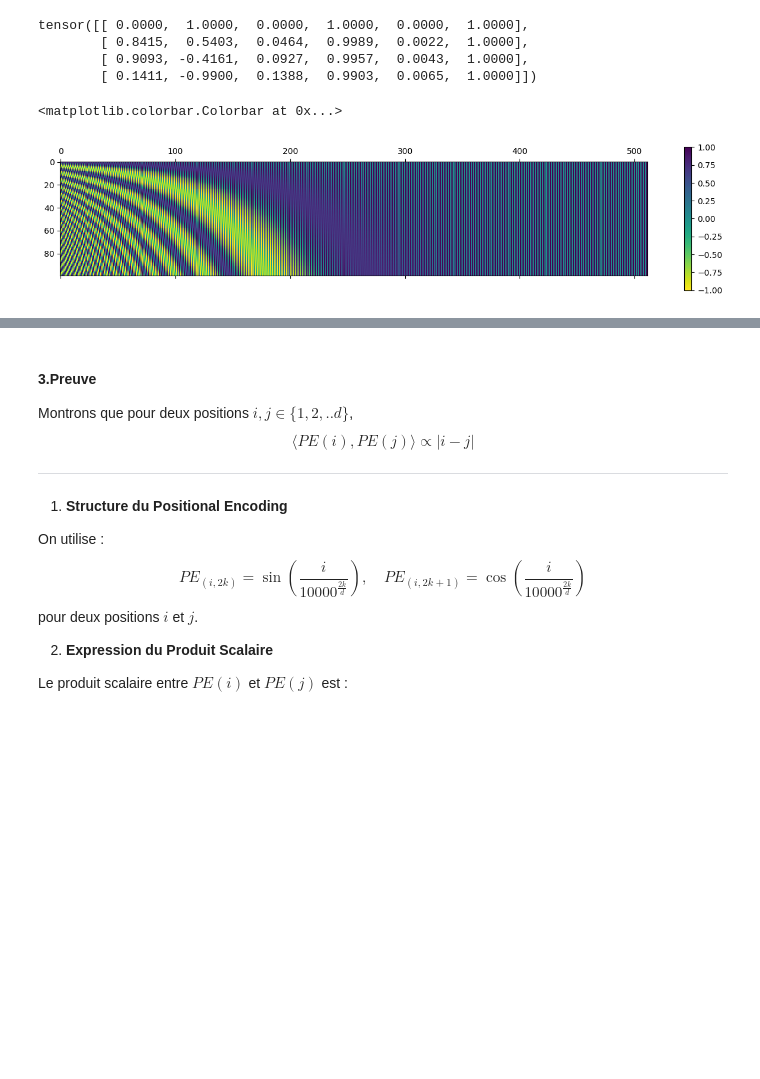
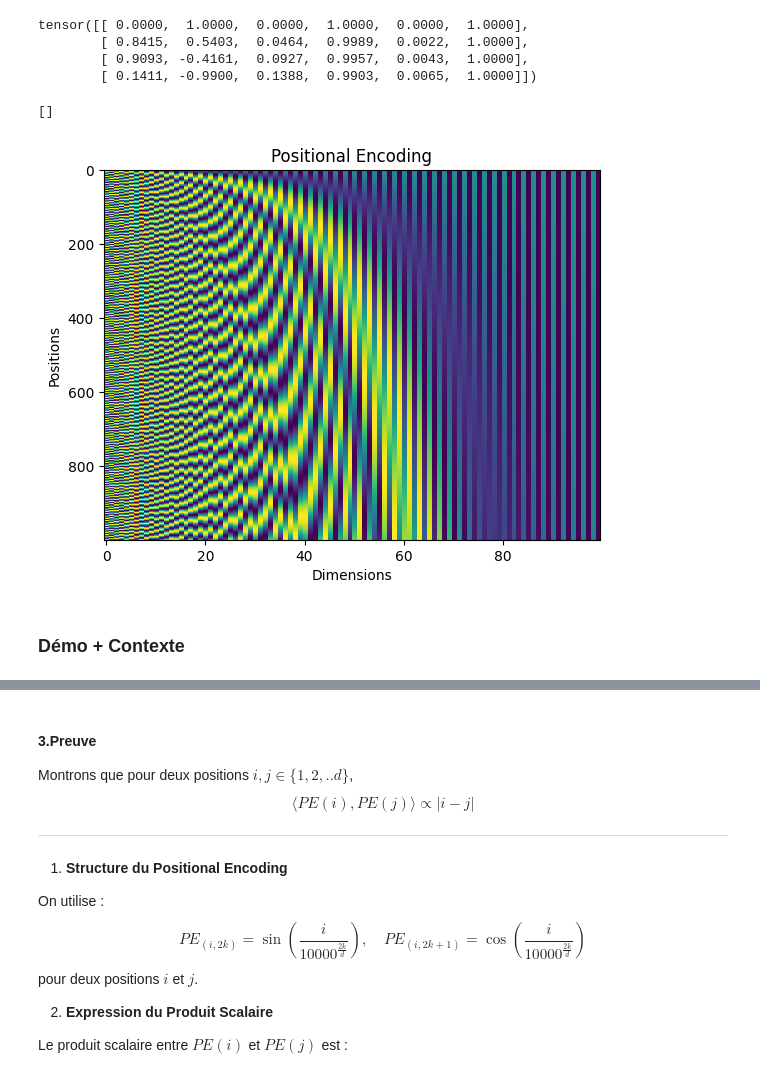
Before and after one commit to Dorianhgn/GPT, a Jupyter notebook: Assignment1.ipynb, the cells around one changed output, grey strips where cells are left out. Drawn from its saved outputs; the diff is of its cells as text; code cells hidden in the pictures; blank space fills up the shorter version.

```diff
--- a/Assignment1.ipynb
+++ b/Assignment1.ipynb
@@ -10,3 +16,12 @@ import math
+# %%
+def getPE(seq_len, d, n = 1e4):
+    PE = torch.zeros((seq_len,d), dtype=torch.float32, device="cpu")
+    denom = n
+    for i in range(seq_len):
+        for k in torch.arange(int(d/2)):
+            PE[i,2*k] = torch.sin(i/(denom**(2*k/d)))
+            PE[i,2*k+1] = torch.cos(i/(denom**(2*k/d)))
+    return PE
 # %% [markdown]
 ## 1. **Positional Encoding**:
    - Code the sinusoidal positional encoding matrix using only `torch.tensor` operations (no `nn.Module`).
@@ -50,15 +65,6 @@ $$X' = X + PE$$
 # %%
 d = 512 # embeddings
 seq_len = 100 # mots
-# %%
-def getPE(seq_len, d, n = 1e4):
-    PE = torch.zeros((seq_len,d), dtype=torch.float32)
-    denom = n
-    for i in range(seq_len):
-        for k in torch.arange(int(d/2)):
-            PE[i,2*k] = torch.sin(i/(denom**(2*k/d)))
-            PE[i,2*k+1] = torch.cos(i/(denom**(2*k/d)))
-    return PE
 # %%
 PE = getPE(4,6)
 print(PE)
@@ -70,11 +76,20 @@ tensor([[ 0.0000,  1.0000,  0.0000,  1.0000,  0.0000,  1.0000],
 # %%
 # plot PE
 import matplotlib.pyplot as plt
-PE = getPE(100,512, n = 1e4)
-cax = plt.matshow(PE, cmap='viridis_r')
-plt.gcf().colorbar(cax)
-plt.plot()
+
+PE = getPE(1000,100, n = 1e4)
-# %% [output]
-<matplotlib.colorbar.Colorbar at 0x...>
-[figure, removed]
+# %%
+ax = plt.subplot(111)
+plt.title("Positional Encoding")
+plt.xlabel("Dimensions")
+plt.ylabel("Positions")
+
+cax = ax.imshow(PE, cmap='viridis_r', interpolation='none', aspect='auto')
+# plt.gcf().colorbar(cax)
+plt.plot()
+# %% [output]
+[]
+[figure, added]
+# %% [markdown]
+### Démo + Contexte
 # %% [markdown]
```
Also changed, not shown: parts of 32 cells of this notebook.
